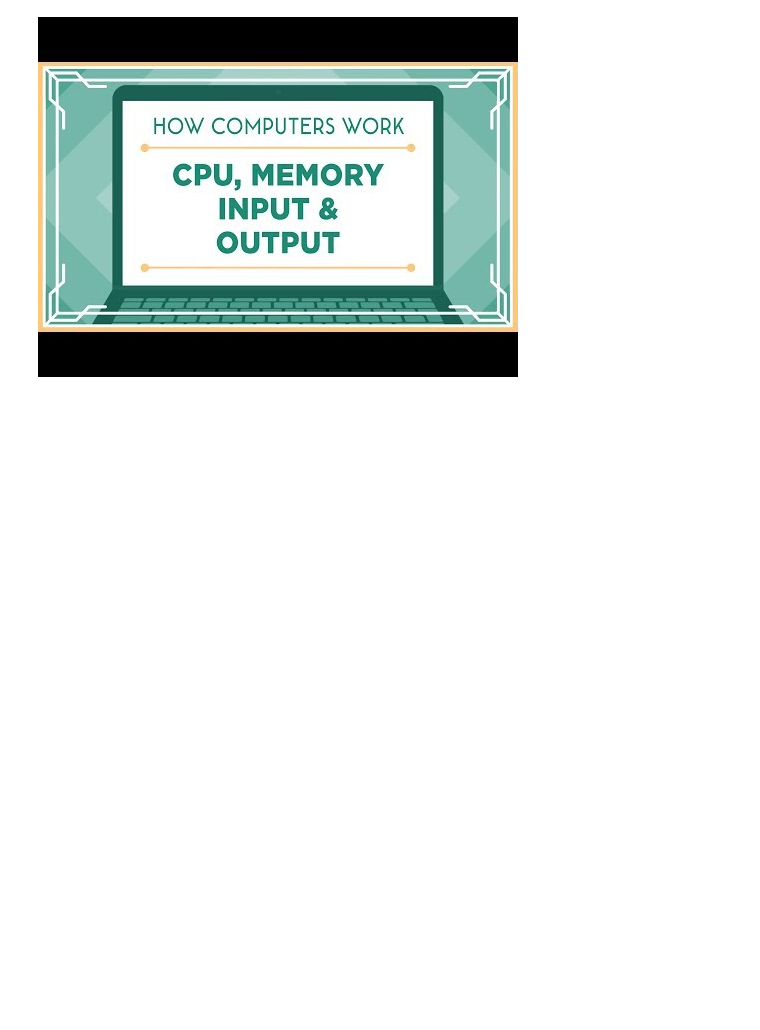
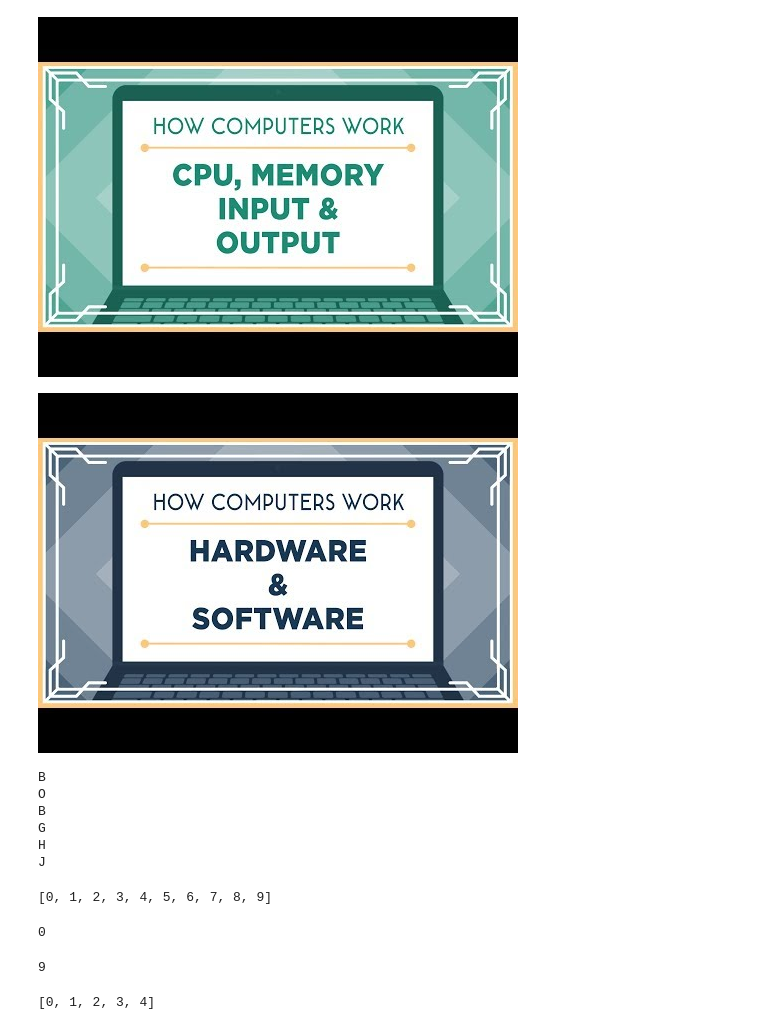
Before and after one commit to qqss88/python_acs, a Jupyter notebook: 2019_fall/20191012.ipynb, the cells around one changed output. Cells and saved outputs as stored; diff of their text form; code cells hidden in the pictures; blank space fills up the shorter version.

```diff
--- a/2019_fall/20191012.ipynb
+++ b/2019_fall/20191012.ipynb
@@ -30,3 +30,45 @@ from IPython.lib.display import YouTubeVideo
 YouTubeVideo('DKGZlaPlVLY')
 # %% [output]
 [figure]
+# %%
+YouTubeVideo('xnyFYiK2rSY')
+# %% [output]
+[figure, added]
+# %%
+name = 'boBghjghjgjhgjhghgoojikhjkbkjbhjgjhgjhjghfhj'
+name[0]
+name[-1]
+
+name[::-1]
+len(name)
+name.count('j')
+name2 = 'mmm'
+name + name2
+name*3
+
+for _l in name[0:6]:
+    print(_l.upper())
+# %% [output]
+B
+O
+B
+G
+H
+J
+# %%
+num_l = list(range(0,10))
+num_l
+# %% [output]
+[0, 1, 2, 3, 4, 5, 6, 7, 8, 9]
+# %%
+num_l[0]
+# %% [output]
+0
+# %%
+num_l[-1]
+# %% [output]
+9
+# %%
+num_l[0:5]
+# %% [output]
+[0, 1, 2, 3, 4]
```
Also changed, not shown: parts of 13 cells of this notebook, 1 other file.
